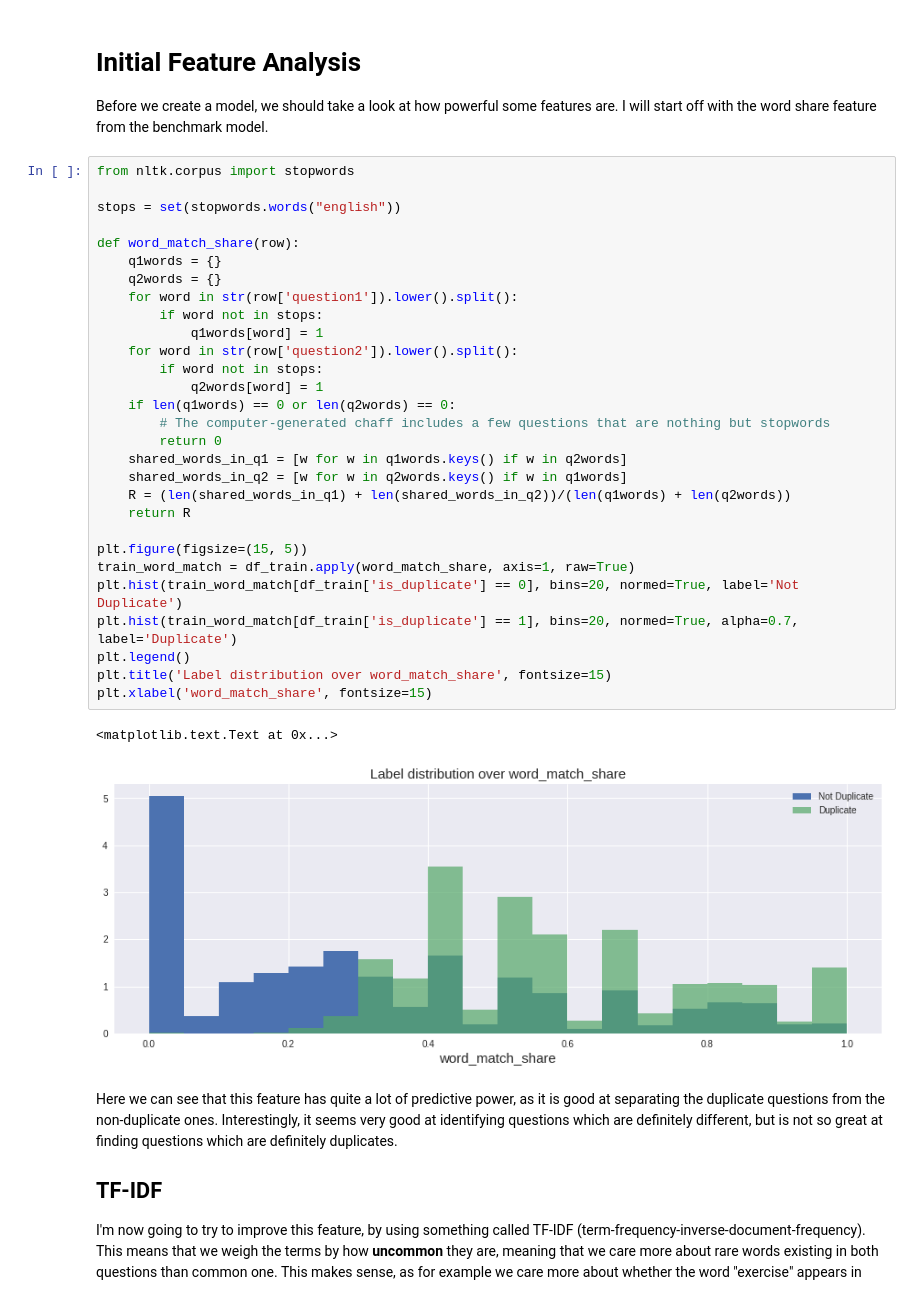
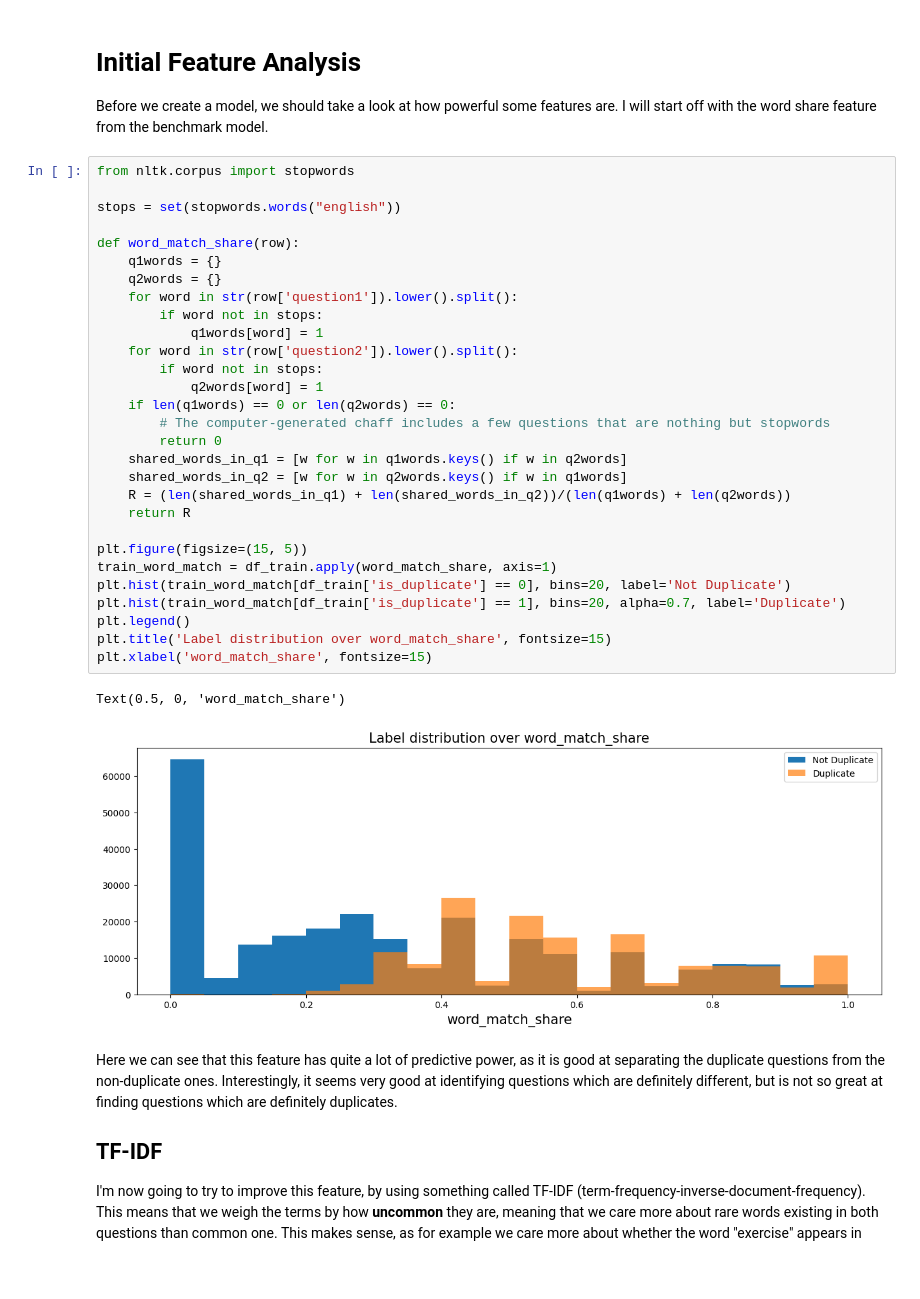
Before and after one commit to Vinnieassaulter/DataAnalytics, a Jupyter notebook: Quora-question-pair-similarity/data-analysis-xgboost-starter-0-35460-lb.ipynb, the cells around one changed output. Cells and saved outputs as stored; diff of their text form; blank space fills up the shorter version.

```diff
--- a/Quora-question-pair-similarity/data-analysis-xgboost-starter-0-35460-lb.ipynb
+++ b/Quora-question-pair-similarity/data-analysis-xgboost-starter-0-35460-lb.ipynb
@@ -218,35 +187,35 @@ Before we create a model, we should take a look at how powerful some features ar
 # %%
 from nltk.corpus import stopwords
 
 stops = set(stopwords.words("english"))
 
 def word_match_share(row):
     q1words = {}
     q2words = {}
     for word in str(row['question1']).lower().split():
         if word not in stops:
             q1words[word] = 1
     for word in str(row['question2']).lower().split():
         if word not in stops:
             q2words[word] = 1
     if len(q1words) == 0 or len(q2words) == 0:
         # The computer-generated chaff includes a few questions that are nothing but stopwords
         return 0
     shared_words_in_q1 = [w for w in q1words.keys() if w in q2words]
     shared_words_in_q2 = [w for w in q2words.keys() if w in q1words]
     R = (len(shared_words_in_q1) + len(shared_words_in_q2))/(len(q1words) + len(q2words))
     return R
 
 plt.figure(figsize=(15, 5))
-train_word_match = df_train.apply(word_match_share, axis=1, raw=True)
-plt.hist(train_word_match[df_train['is_duplicate'] == 0], bins=20, normed=True, label='Not Duplicate')
-plt.hist(train_word_match[df_train['is_duplicate'] == 1], bins=20, normed=True, alpha=0.7, label='Duplicate')
+train_word_match = df_train.apply(word_match_share, axis=1)
+plt.hist(train_word_match[df_train['is_duplicate'] == 0], bins=20, label='Not Duplicate')
+plt.hist(train_word_match[df_train['is_duplicate'] == 1], bins=20, alpha=0.7, label='Duplicate')
 plt.legend()
 plt.title('Label distribution over word_match_share', fontsize=15)
 plt.xlabel('word_match_share', fontsize=15)
 # %% [output]
-<matplotlib.text.Text at 0x...>
+Text(0.5, 0, 'word_match_share')
-[figure, old version]
+[figure, new version]
 # %% [markdown]
 Here we can see that this feature has quite a lot of predictive power, as it is good at separating the duplicate questions from the non-duplicate ones. Interestingly, it seems very good at identifying questions which are definitely different, but is not so great at finding questions which are definitely duplicates.
 
```
Also changed, not shown: parts of 9 cells of this notebook, 1 other file.
